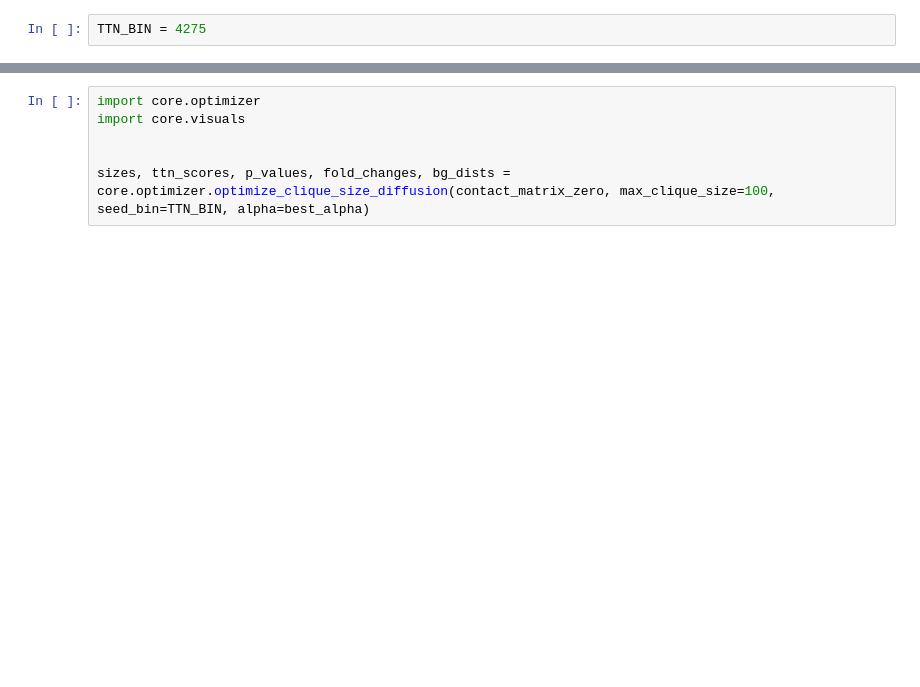
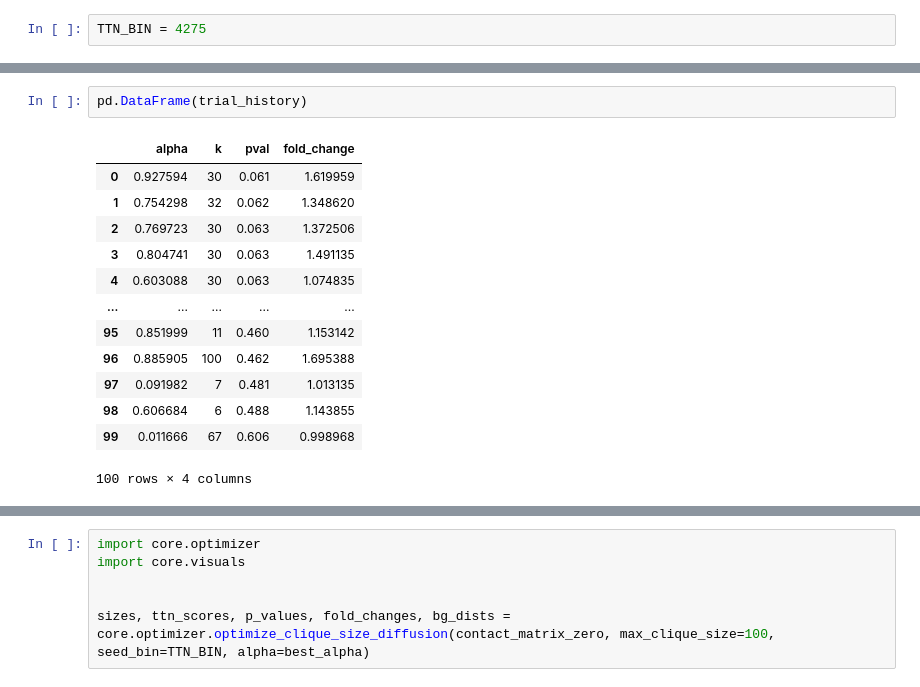
Before and after one commit to ethanoutangoun/chromatin-heart-dev, a Jupyter notebook: optimizer.ipynb, the cells around one changed output, grey strips where cells are left out. Drawn from its saved outputs; the diff is of its cells as text; blank space fills up the shorter version.

```diff
--- a/optimizer.ipynb
+++ b/optimizer.ipynb
@@ -100,0 +77,16 @@ best_alpha, best_k, best_clique, final_pval
+# %%
+pd.DataFrame(trial_history)
+# %% [output]
+|  | alpha | k | pval | fold_change |
+| 0 | 0.927594 | 30 | 0.061 | 1.619959 |
+| 1 | 0.754298 | 32 | 0.062 | 1.348620 |
+| 2 | 0.769723 | 30 | 0.063 | 1.372506 |
+| 3 | 0.804741 | 30 | 0.063 | 1.491135 |
+| 4 | 0.603088 | 30 | 0.063 | 1.074835 |
+| ... | ... | ... | ... | ... |
+| 95 | 0.851999 | 11 | 0.460 | 1.153142 |
+| 96 | 0.885905 | 100 | 0.462 | 1.695388 |
+| 97 | 0.091982 | 7 | 0.481 | 1.013135 |
+| 98 | 0.606684 | 6 | 0.488 | 1.143855 |
+| 99 | 0.011666 | 67 | 0.606 | 0.998968 |
+100 rows × 4 columns
```
Also changed, not shown: parts of 6 cells of this notebook, 2 other files.
